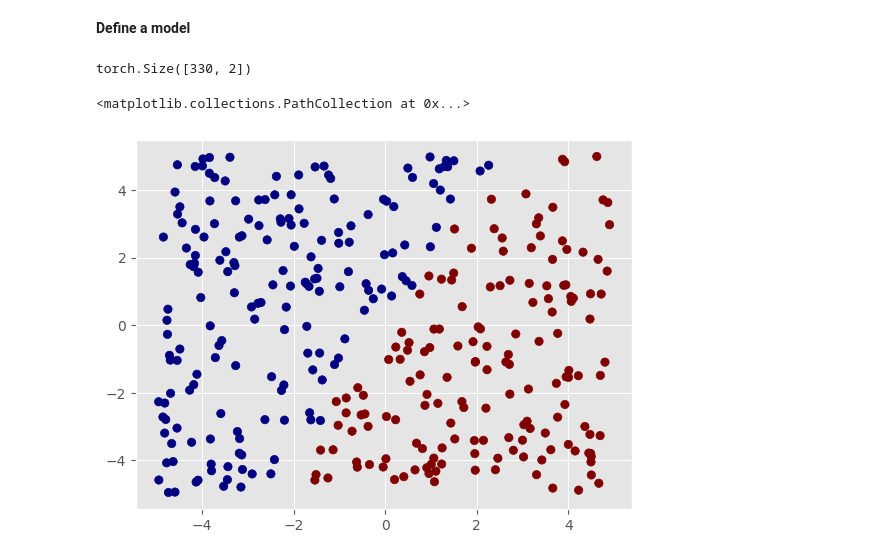
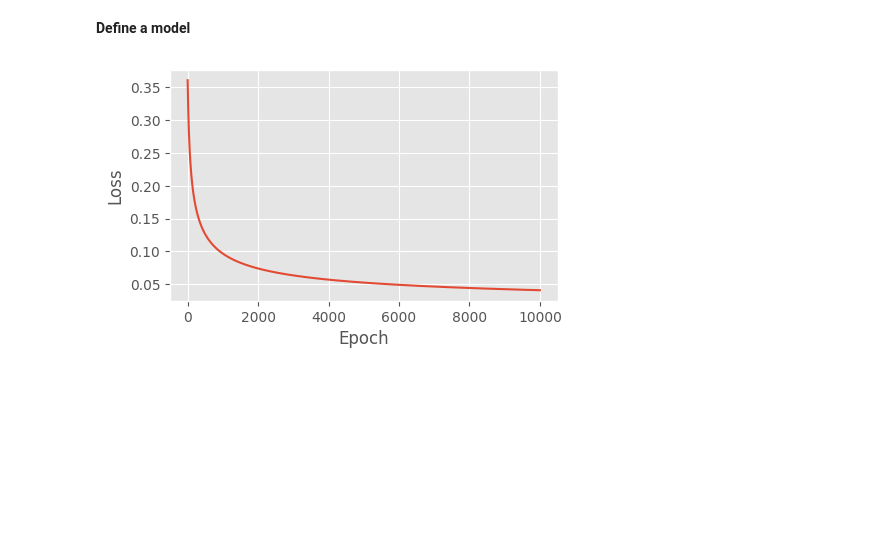
Before and after one commit to nmarks99/ML-basics, a Jupyter notebook: logistic_regression.ipynb, the cells around one changed output. Saved outputs shown, nothing was run; the diff lists cells and outputs as text; code cells hidden in the pictures; blank space fills up the shorter version.

```diff
--- a/logistic_regression.ipynb
+++ b/logistic_regression.ipynb
@@ -66,11 +56,15 @@ data = np.loadtxt("./datasets/basic_linear_classification.csv",delimiter=",")
 inputs = data[0:2,:].T
 labels = data[2:,:].T.flatten()
 
-print(f"inputs.shape = {inputs.shape}")
-print(f"labels.shape = {labels.shape}")
+X_train, X_test, y_train, y_test = train_test_split(
+    inputs,
+    labels,
+    test_size=0.33,
+    random_state=42
+)
+print(f"Training data:\ninputs: {X_train.shape}\nlabels: {y_train.shape}")
+print(f"\nTesting data:\ninputs: {X_test.shape}\nlabels: {y_test.shape}")
 
-X_train, X_test, y_train,  y_test = train_test_split(
-    inputs, labels, test_size=0.33, random_state=42)
-
-X_train, X_test = torch.Tensor(X_train),torch.Tensor(X_test)
-y_train, y_test = torch.Tensor(y_train),torch.Tensor(y_test)
+# Convert to pytorch tensors
+X_train, X_test = torch.Tensor(X_train), torch.Tensor(X_test)
+y_train, y_test = torch.Tensor(y_train), torch.Tensor(y_test)
@@ -77,17 +79,15 @@ y_train, y_test = torch.Tensor(y_train),torch.Tensor(y_test)
 # %% [markdown]
 **Define a model**
 # %%
-# Define a linear model with torch.nn.Module
-# 2 inputs (x,y) -> 1 label
-class LinearModel(torch.nn.Module):
-    def __init__(self):
-        super(LinearModel, self).__init__()
-        self.linear = torch.nn.Linear(2, 1)
+# Define a linear logistic regression model
+class LogisticRegressionModel(torch.nn.Module):
+    def __init__(self,input_size, output_size):
+        super(LogisticRegressionModel, self).__init__()
+        self.linear = torch.nn.Linear(input_size, output_size)
 
     def forward(self, x):
         return torch.sigmoid(self.linear(x))
 # %%
-# instatiate the model based on the size of the input data
-model = LinearModel()
-criterion = torch.nn.BCELoss()
+model = LogisticRegressionModel(2, 1) # 2 inputs (x,y) -> 1 label
+criterion = torch.nn.BCELoss() # binary cross-entropy loss
 optimizer = torch.optim.SGD(model.parameters(), lr=0.01)
@@ -96,35 +94,25 @@ y_train.shape
 # %%
-# get the training data from the dataloader
-# train_features = train_dataloader.dataset.inputs
-# train_labels = train_dataloader.dataset.outputs
-
 num_epochs = 10000
 loss_hist = []
 
-for epoch in range(num_epochs):
+for epoch in tqdm(range(num_epochs)):
 
     # Forward pass to get a prediction
     pred = model(X_train)
 
     # Compute the loss
-    loss = criterion(torch.squeeze(pred), torch.squeeze(y_train))
+    loss = criterion(torch.squeeze(pred), y_train)
     loss_hist.append(loss.detach().float())
 
     # Zero the gradients, do a backwards pass, and take a gradient step
     optimizer.zero_grad()
     loss.backward()
     optimizer.step()
 
+# Plot the loss history
 fig, ax = plt.subplots(figsize=(5,3))
 ax.plot(list(range(num_epochs)), loss_hist)
 ax.set(xlabel="Epoch",ylabel="Loss")
 plt.show()
+# %% [output]
+[figure, added]
-# %%
-X_test.shape
-# %% [output]
-torch.Size([330, 2])
-# %%
-plt.scatter(X_test[:, 0], X_test[:, 1], c=y_test, cmap='jet')
-# %% [output]
-<matplotlib.collections.PathCollection at 0x...>
-[figure, removed]
```
Also changed, not shown: parts of 12 cells of this notebook.
